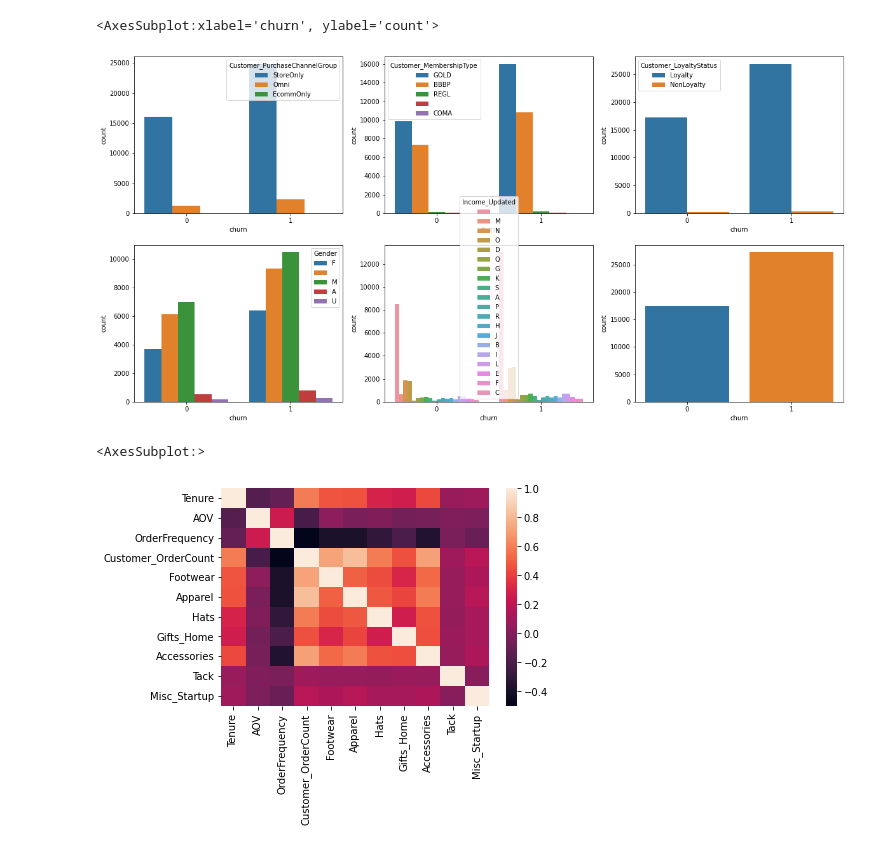
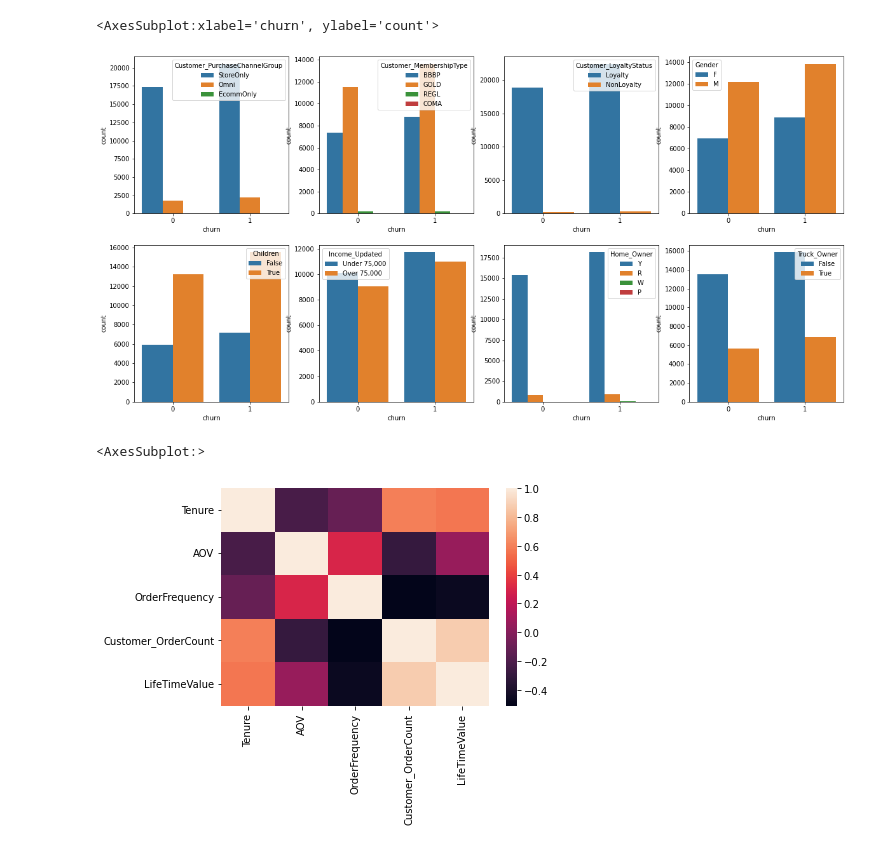
Before and after one commit to manlu96/churn-prediction, a Jupyter notebook: churn_prediction.ipynb, the cells around one changed output. Cells and saved outputs as stored; diff of their text form; code cells hidden in the pictures.

```diff
--- a/churn_prediction.ipynb
+++ b/churn_prediction.ipynb
@@ -85,0 +75,15 @@ churn_df.describe()
+# %%
+# Filter unwanted outliers
+churn_df = churn_df.drop(churn_df[churn_df['Customer_OrderCount'] > 63].index)
+churn_df = churn_df.drop(churn_df[churn_df['LifeTimeValue'] <= 0].index)
+churn_df = churn_df.drop(churn_df[churn_df['LifeTimeValue'] > 6805].index)
+churn_df = churn_df.drop(churn_df[churn_df['AOV'] > 253].index)
+# %%
+# Deal with missing data
+churn_df['Tenure'].replace(0,1, inplace=True)
+churn_df['Customer_MembershipType'].replace("    ",np.nan, inplace=True)
+churn_df['Gender'].replace(" ",np.nan, inplace=True)
+churn_df['Gender'].replace("U",np.nan, inplace=True)
+churn_df['Gender'].replace("A",np.nan, inplace=True)
+churn_df['age'].replace(0,np.nan, inplace=True)
+#churn_df['age'].fillna(churn_df['age'].mean(), inplace=True)
@@ -86,3 +110,10 @@ churn_df.describe()
+# %%
+churn_df = churn_df.dropna(subset=['age'])
+churn_df = churn_df.dropna(subset=['Gender'])
+# %%
+#process the date
+import datetime
+churn_df['LastTransactionYear'] = pd.DatetimeIndex(churn_df['LastTransactionDate']).year
 # %%
 _,axss = plt.subplots(2,3,figsize = [20,10])
 sns.boxplot(x='churn', y='Tenure',data=churn_df,ax=axss[0][0])
@@ -97,19 +146,20 @@ sns.boxplot(x='churn', y='Apparel',data=churn_df,ax=axss[1][2])
 # %%
-_,axss = plt.subplots(2,3,figsize = [20,10])
+_,axss = plt.subplots(2,4,figsize = [20,10])
 sns.countplot(x='churn', hue='Customer_PurchaseChannelGroup', data=churn_df,ax = axss[0][0])
 sns.countplot(x='churn', hue='Customer_MembershipType', data=churn_df,ax = axss[0][1])
 sns.countplot(x='churn', hue='Customer_LoyaltyStatus', data=churn_df,ax = axss[0][2])
-sns.countplot(x='churn', hue='Gender', data=churn_df,ax = axss[1][0])
+sns.countplot(x='churn', hue='Gender', data=churn_df,ax = axss[0][3])
+sns.countplot(x='churn', hue='Children', data=churn_df,ax = axss[1][0])
 sns.countplot(x='churn', hue='Income_Updated', data=churn_df,ax = axss[1][1])
-sns.countplot(x='churn', data=churn_df,ax = axss[1][2])
+sns.countplot(x='churn', hue='Home_Owner', data=churn_df,ax = axss[1][2])
+sns.countplot(x='churn', hue='Truck_Owner', data=churn_df,ax = axss[1][3])
 # %% [output]
 <AxesSubplot:xlabel='churn', ylabel='count'>
-[figure, old version]
+[figure, new version]
 # %%
-corr_score = churn_df[["Tenure", "AOV", "OrderFrequency", "Customer_OrderCount", "Footwear", "Apparel", "Hats", "Gifts_Home", "Accessories", "Tack", "Misc_Startup"]].corr()
-
+corr_score = churn_df[["Tenure", "AOV", "OrderFrequency", "Customer_OrderCount", "LifeTimeValue"]].corr()
 sns.heatmap(corr_score)
 # %% [output]
 <AxesSubplot:>
-[figure, old version]
+[figure, new version]
 # %%
```
Also changed, not shown: parts of 29 cells of this notebook.
